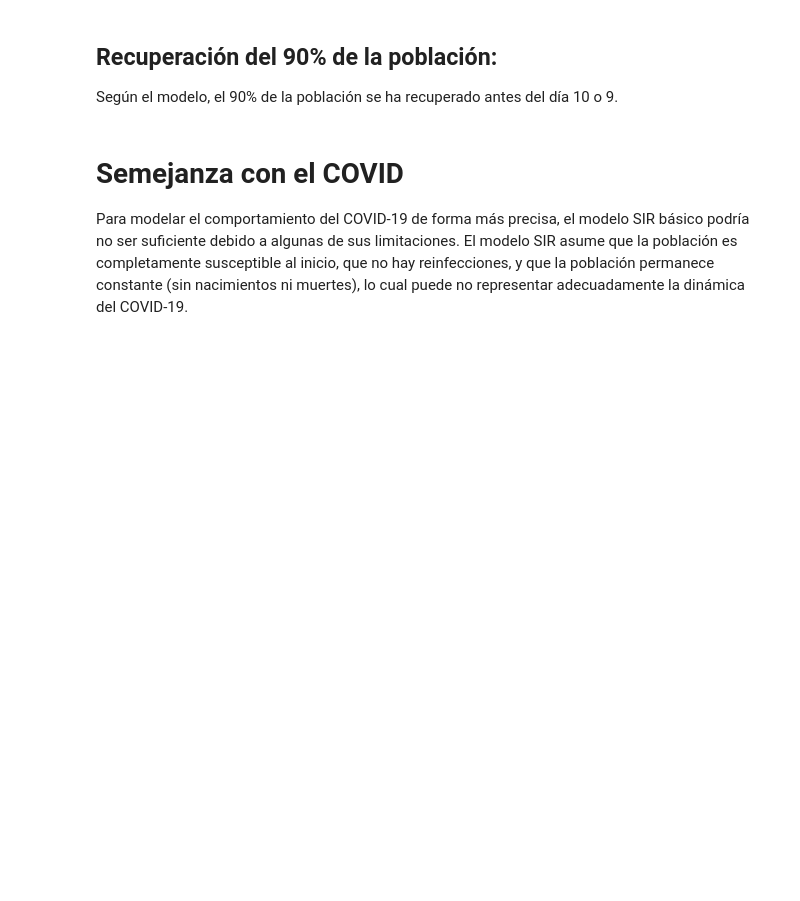
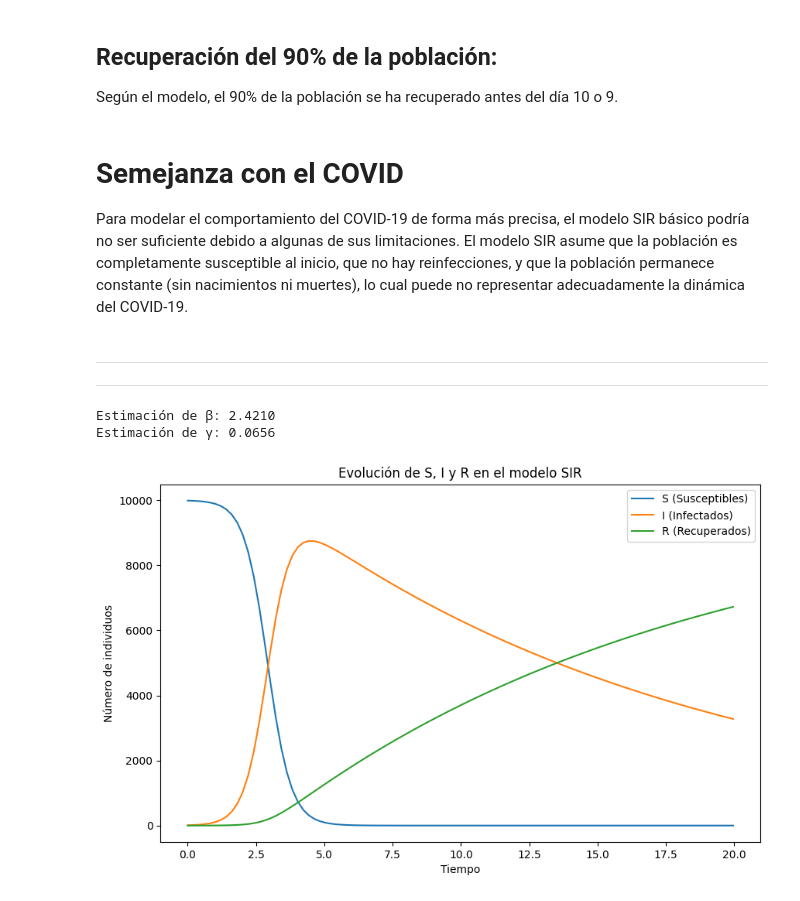
Before and after one commit to JsebastianUVPRQ/classical_trajectory, a Jupyter notebook: Intro_modeling_math/tll/penaloza_juan.ipynb, the cells around one changed output. Saved outputs shown, nothing was run; the diff lists cells and outputs as text; code cells hidden in the pictures; blank space fills up the shorter version.

```diff
--- a/Intro_modeling_math/tll/penaloza_juan.ipynb
+++ b/Intro_modeling_math/tll/penaloza_juan.ipynb
@@ -255,3 +256,71 @@ Según el modelo, el 90% de la población se ha recuperado antes del día 10 o 9
 # %% [markdown]
 # Semejanza con el COVID
 Para modelar el comportamiento del COVID-19 de forma más precisa, el modelo SIR básico podría no ser suficiente debido a algunas de sus limitaciones. El modelo SIR asume que la población es completamente susceptible al inicio, que no hay reinfecciones, y que la población permanece constante (sin nacimientos ni muertes), lo cual puede no representar adecuadamente la dinámica del COVID-19.
+# %% [markdown]
+---
+---------
+# %%
+import pandas as pd
+import numpy as np
+import seaborn as sns
+import matplotlib.pyplot as plt
+from scipy.integrate import solve_ivp
+
+# Cargar los datos del archivo
+archivo_path = '/mnt/data/archivo.dat'
+data = pd.read_csv(file_path, delim_whitespace=True, skiprows=1, header=None, names=["t", "S", "I", "R"])
+
+# Calcular N (constante de población)
+N = data['S'].iloc[0] + data['I'].iloc[0] + data['R'].iloc[0]
+
+# Estimación de β y γ usando diferencias finitas
+data['dS'] = data['S'].diff() / data['t'].diff()  # Cambio en S
+data['dI'] = data['I'].diff() / data['t'].diff()  # Cambio en I
+data['beta_est'] = - (data['dS'] * N) / (data['S'] * data['I'])
+data['gamma_est'] = - data['dI'] / data['I']
+
+# Calcular el promedio de β y γ, omitiendo valores NaN
+beta = data['beta_est'].mean(skipna=True)
+gamma = data['gamma_est'].mean(skipna=True)
+
+print(f"Estimación de β: {beta:.4f}")
+print(f"Estimación de γ: {gamma:.4f}")
+
+# Definir el modelo SIR usando los parámetros calculados
+def sir_model(t, y):
+    S, I, R = y
+    dS_dt = -beta * S * I / N
+    dI_dt = beta * S * I / N - gamma * I
+    dR_dt = gamma * I
+    return [dS_dt, dI_dt, dR_dt]
+
+# Condiciones iniciales
+y0 = [data['S'].iloc[0], data['I'].iloc[0], data['R'].iloc[0]]
+t_span = (data['t'].min(), data['t'].max())
+t_eval = np.linspace(data['t'].min(), data['t'].max(), 100)
+
+# Resolver el sistema de ecuaciones diferenciales
+sol = solve_ivp(sir_model, t_span, y0, t_eval=t_eval)
+
+# Crear un DataFrame para las soluciones
+solution_df = pd.DataFrame({
+    't': sol.t,
+    'S': sol.y[0],
+    'I': sol.y[1],
+    'R': sol.y[2]
+})
+
+# Graficar los resultados
+plt.figure(figsize=(10, 6))
+sns.lineplot(x='t', y='S', data=solution_df, label='S (Susceptibles)')
+sns.lineplot(x='t', y='I', data=solution_df, label='I (Infectados)')
+sns.lineplot(x='t', y='R', data=solution_df, label='R (Recuperados)')
+plt.xlabel("Tiempo")
+plt.ylabel("Número de individuos")
+plt.title("Evolución de S, I y R en el modelo SIR")
+plt.legend()
+plt.show()
+# %% [output]
+Estimación de β: 2.4210
+Estimación de γ: 0.0656
+[figure, added]
```
Also changed, not shown: parts of 1 cell of this notebook, 11 other files.
